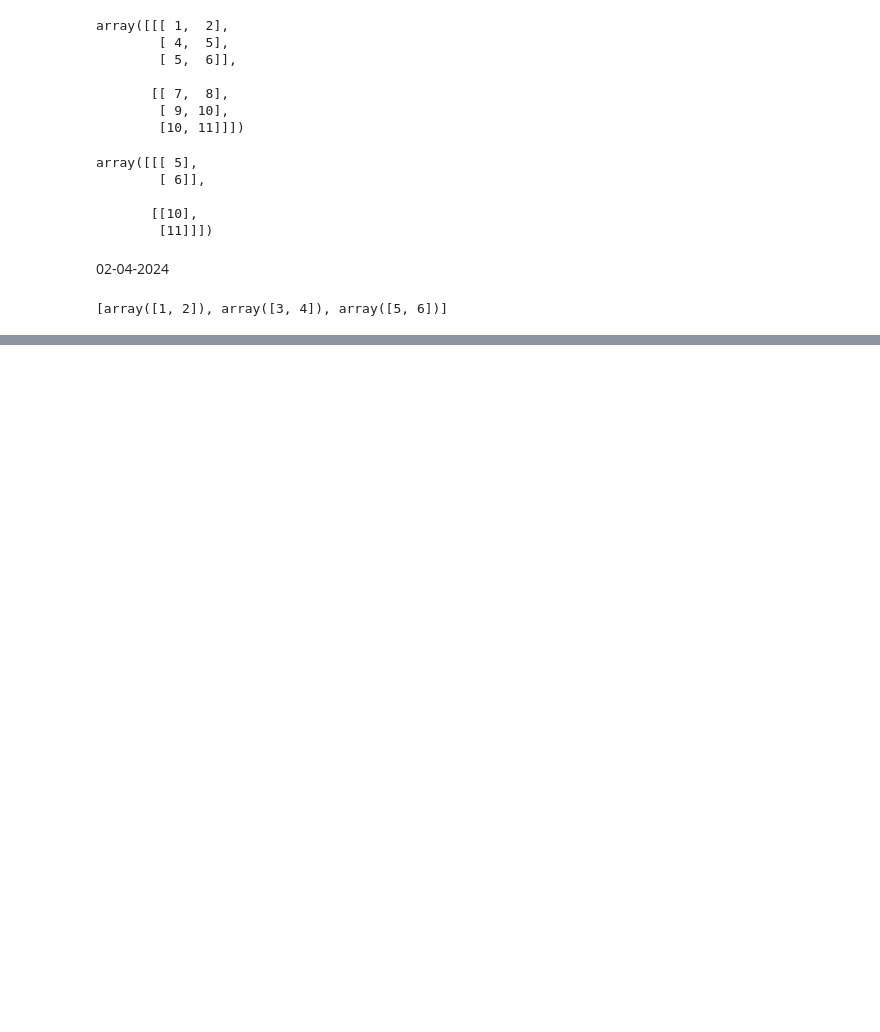
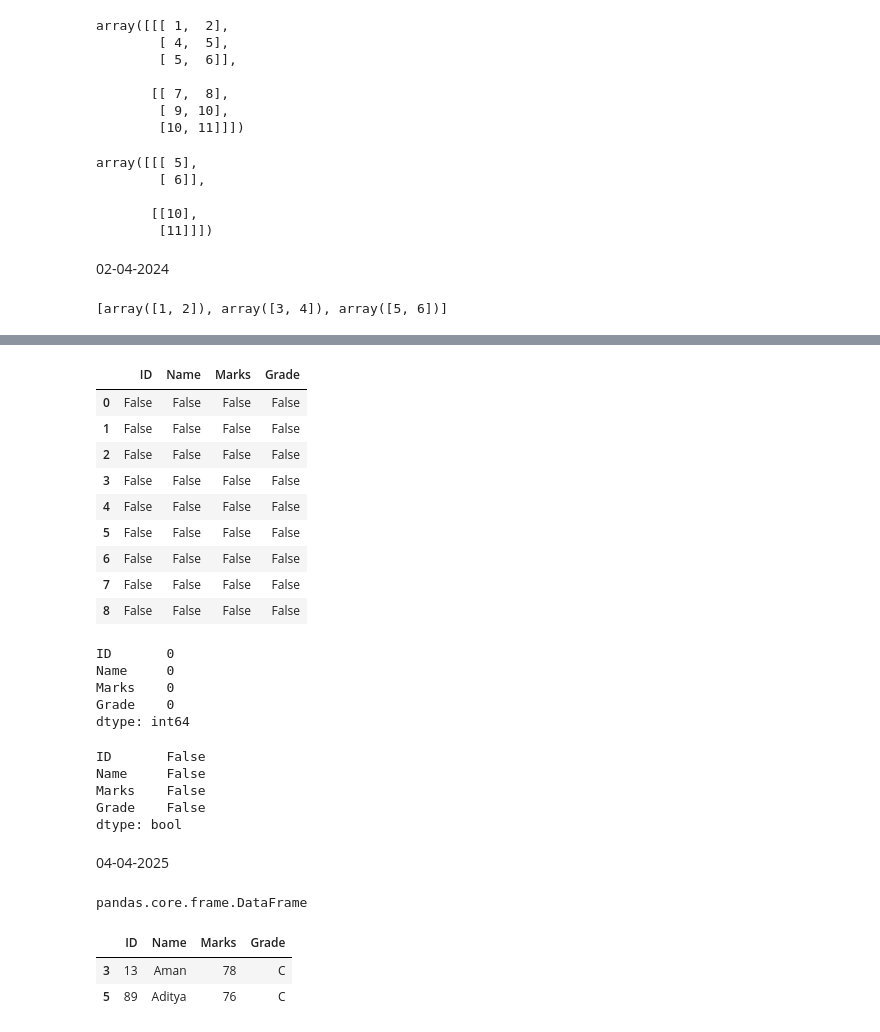
Before and after one commit to sridharreddy7831/Rooman, a Jupyter notebook: Programs.ipynb, the cells around one changed output, grey strips where cells are left out. Drawn from its saved outputs; the diff is of its cells as text; code cells hidden in the pictures; blank space fills up the shorter version.

```diff
--- a/Programs.ipynb
+++ b/Programs.ipynb
@@ -462,0 +640,41 @@ np.split(a,3)
+# %%
+a.isnull()
+# %% [output]
+|  | ID | Name | Marks | Grade |
+| 0 | False | False | False | False |
+| 1 | False | False | False | False |
+| 2 | False | False | False | False |
+| 3 | False | False | False | False |
+| 4 | False | False | False | False |
+| 5 | False | False | False | False |
+| 6 | False | False | False | False |
+| 7 | False | False | False | False |
+| 8 | False | False | False | False |
+# %%
+a.isnull().sum()  # returns the total null values of each column
+# %% [output]
+ID       0
+Name     0
+Marks    0
+Grade    0
+dtype: int64
+# %%
+a.isnull().any()   # if there is any one null value it will return the True else if there is no null values it will print the False
+# %% [output]
+ID       False
+Name     False
+Marks    False
+Grade    False
+dtype: bool
+# %% [markdown]
+04-04-2025
+# %%
+type(a)
+# %% [output]
+pandas.core.frame.DataFrame
+# %%
+a.sample(n=2)   # generates the random  data of rows and columns from the dataframe and returns
+# %% [output]
+|  | ID | Name | Marks | Grade |
+| 3 | 13 | Aman | 78 | C |
+| 5 | 89 | Aditya | 76 | C |
```
Also changed, not shown: parts of 87 cells of this notebook, 8 other files.
